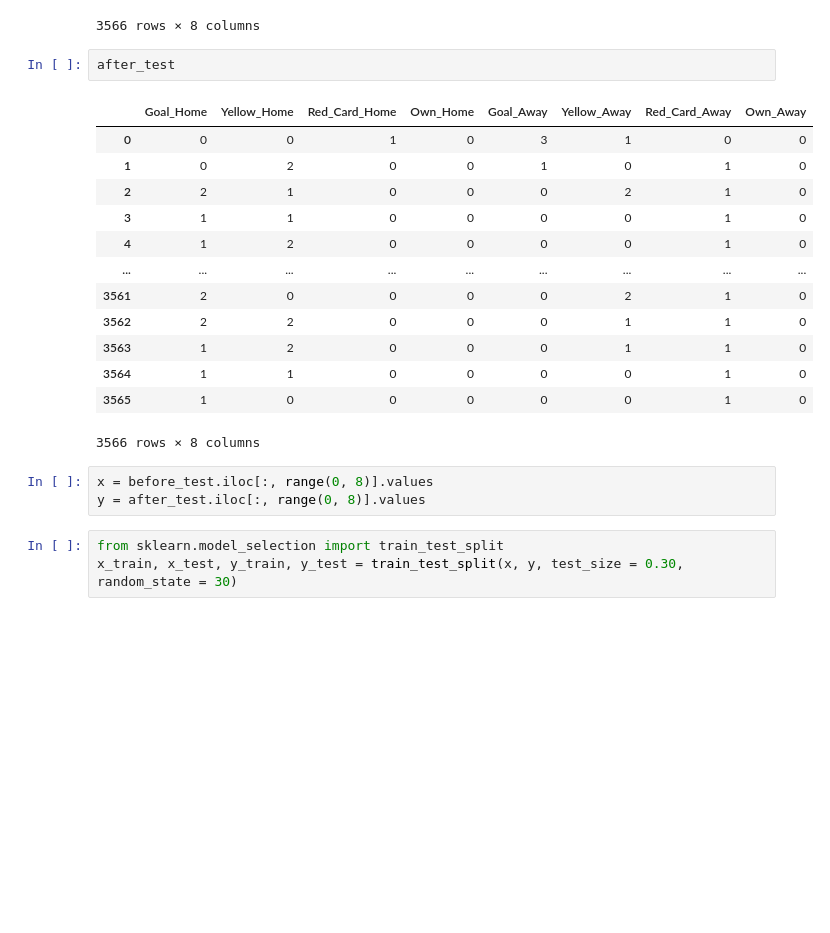
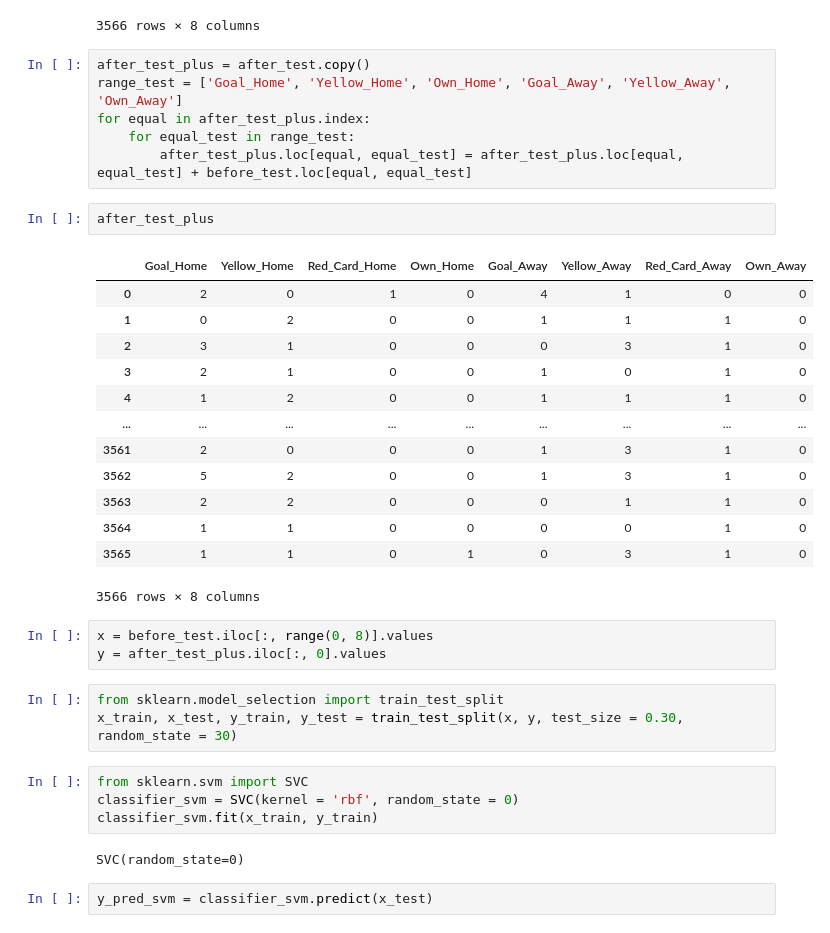
Before and after one commit to WowCodeSusah/Final_DS, a Jupyter notebook: ModelTraining.ipynb, the cells around one changed output. Drawn from its saved outputs; the diff is of its cells as text; blank space fills up the shorter version.

```diff
--- a/ModelTraining.ipynb
+++ b/ModelTraining.ipynb
@@ -66,24 +66,38 @@ before_test
 | 3565 | 0 | 1 | 0 | 1 | 0 | 3 | 1 | 0 |
 3566 rows × 8 columns
 # %%
-after_test
+after_test_plus = after_test.copy()
+range_test = ['Goal_Home', 'Yellow_Home', 'Own_Home', 'Goal_Away', 'Yellow_Away', 'Own_Away']
+for equal in after_test_plus.index:
+    for equal_test in range_test:
+        after_test_plus.loc[equal, equal_test] = after_test_plus.loc[equal, equal_test] + before_test.loc[equal, equal_test]
-# %% [output]
-|  | Goal_Home | Yellow_Home | Red_Card_Home | Own_Home | Goal_Away | Yellow_Away | Red_Card_Away | Own_Away |
-| 0 | 0 | 0 | 1 | 0 | 3 | 1 | 0 | 0 |
-| 1 | 0 | 2 | 0 | 0 | 1 | 0 | 1 | 0 |
-| 2 | 2 | 1 | 0 | 0 | 0 | 2 | 1 | 0 |
-| 3 | 1 | 1 | 0 | 0 | 0 | 0 | 1 | 0 |
-| 4 | 1 | 2 | 0 | 0 | 0 | 0 | 1 | 0 |
-| ... | ... | ... | ... | ... | ... | ... | ... | ... |
-| 3561 | 2 | 0 | 0 | 0 | 0 | 2 | 1 | 0 |
-| 3562 | 2 | 2 | 0 | 0 | 0 | 1 | 1 | 0 |
-| 3563 | 1 | 2 | 0 | 0 | 0 | 1 | 1 | 0 |
-| 3564 | 1 | 1 | 0 | 0 | 0 | 0 | 1 | 0 |
-| 3565 | 1 | 0 | 0 | 0 | 0 | 0 | 1 | 0 |
-3566 rows × 8 columns
+# %%
+after_test_plus
+# %% [output]
+|  | Goal_Home | Yellow_Home | Red_Card_Home | Own_Home | Goal_Away | Yellow_Away | Red_Card_Away | Own_Away |
+| 0 | 2 | 0 | 1 | 0 | 4 | 1 | 0 | 0 |
+| 1 | 0 | 2 | 0 | 0 | 1 | 1 | 1 | 0 |
+| 2 | 3 | 1 | 0 | 0 | 0 | 3 | 1 | 0 |
+| 3 | 2 | 1 | 0 | 0 | 1 | 0 | 1 | 0 |
+| 4 | 1 | 2 | 0 | 0 | 1 | 1 | 1 | 0 |
+| ... | ... | ... | ... | ... | ... | ... | ... | ... |
+| 3561 | 2 | 0 | 0 | 0 | 1 | 3 | 1 | 0 |
+| 3562 | 5 | 2 | 0 | 0 | 1 | 3 | 1 | 0 |
+| 3563 | 2 | 2 | 0 | 0 | 0 | 1 | 1 | 0 |
+| 3564 | 1 | 1 | 0 | 0 | 0 | 0 | 1 | 0 |
+| 3565 | 1 | 1 | 0 | 1 | 0 | 3 | 1 | 0 |
+3566 rows × 8 columns
 # %%
 x = before_test.iloc[:, range(0, 8)].values
-y = after_test.iloc[:, range(0, 8)].values
+y = after_test_plus.iloc[:, 0].values
 # %%
 from sklearn.model_selection import train_test_split
 x_train, x_test, y_train, y_test = train_test_split(x, y, test_size = 0.30, random_state = 30)
+# %%
+from sklearn.svm import SVC
+classifier_svm = SVC(kernel = 'rbf', random_state = 0)
+classifier_svm.fit(x_train, y_train)
+# %% [output]
+SVC(random_state=0)
+# %%
+y_pred_svm = classifier_svm.predict(x_test)
```
Also changed, not shown: parts of 7 cells of this notebook, 1 other file.
